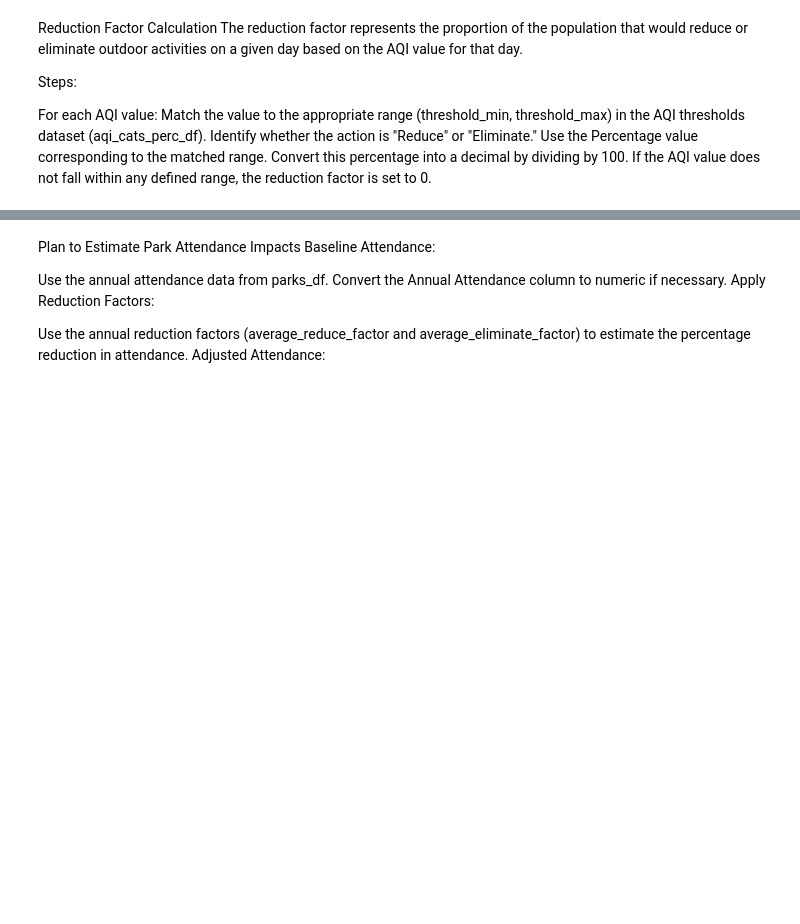
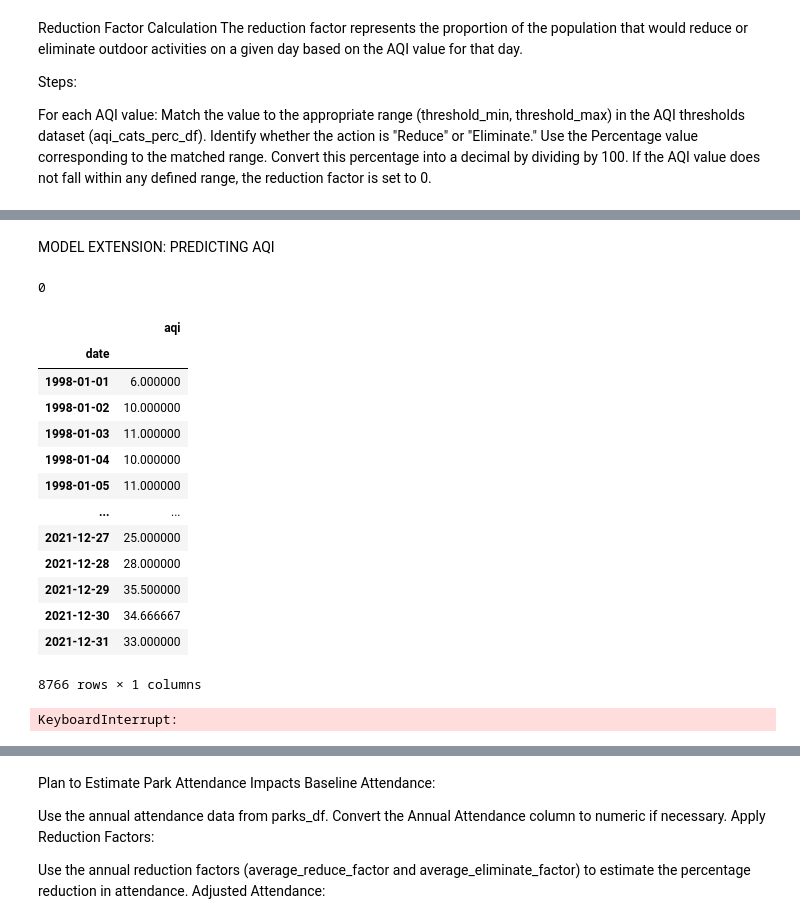
Before and after one commit to DowntonCrabby/Data512, a Jupyter notebook: Course Project/Data Analysis and Modeling/Model Extension.ipynb, the cells around one changed output, grey strips where cells are left out. Saved outputs shown, nothing was run; the diff lists cells and outputs as text; code cells hidden in the pictures; blank space fills up the shorter version.

```diff
--- a/Course Project/Data Analysis and Modeling/Model Extension.ipynb
+++ b/Course Project/Data Analysis and Modeling/Model Extension.ipynb
@@ -98,0 +143,2 @@ annual_aqi_summary["Total Days"] = aqi_d_df.groupby("Year")["date"].count().valu
+# %% [markdown]
+MODEL EXTENSION: PREDICTING AQI
@@ -98,0 +149,23 @@ annual_aqi_summary["Total Days"] = aqi_d_df.groupby("Year")["date"].count().valu
+# %%
+# Ensure 'date' column is datetime and set as index
+aqi_full_year_df["date"] = pd.to_datetime(aqi_full_year_df["date"])
+aqi_full_year_df.set_index("date", inplace=True)
+
+# Generate a complete daily date range
+full_date_range = pd.date_range(
+    start=aqi_full_year_df.index.min(),
+    end=aqi_full_year_df.index.max(),
+    freq="D"
+)
+
+# Reindex to ensure daily frequency, filling missing dates with NaN
+aqi_full_year_df = aqi_full_year_df.reindex(full_date_range)
+
+# Rename the index to 'date' for clarity
+aqi_full_year_df.index.name = "date"
+
+# Interpolate missing values
+aqi_full_year_df["aqi"] = aqi_full_year_df["aqi"].interpolate(method="time")
+
+# Ensure index is now consistent with daily frequency
+aqi_full_year_df.index.freq = "D"
@@ -98,0 +179,46 @@ annual_aqi_summary["Total Days"] = aqi_d_df.groupby("Year")["date"].count().valu
+# %%
+# Check if all missing values are resolved
+remaining_missing = aqi_full_year_df["aqi"].isnull().sum()
+remaining_missing
+# %% [output]
+0
+# %%
+aqi_full_year_df
+# %% [output]
+|  | aqi |
+| date |  |
+| 1998-01-01 | 6.000000 |
+| 1998-01-02 | 10.000000 |
+| 1998-01-03 | 11.000000 |
+| 1998-01-04 | 10.000000 |
+| 1998-01-05 | 11.000000 |
+| ... | ... |
+| 2021-12-27 | 25.000000 |
+| 2021-12-28 | 28.000000 |
+| 2021-12-29 | 35.500000 |
+| 2021-12-30 | 34.666667 |
+| 2021-12-31 | 33.000000 |
+8766 rows × 1 columns
+# %%
+# Refit the SARIMA model with proper frequency
+sarima_model = SARIMAX(
+    aqi_full_year_df["aqi"],
+    order=(1, 1, 1),  # ARIMA component
+    seasonal_order=(1, 1, 1, 365),  # Seasonal component with yearly seasonality
+    enforce_stationarity=False,
+    enforce_invertibility=False,
+)
+sarima_fitted = sarima_model.fit(disp=False)
+
+# Project AQI data 20 years into the future
+forecast_sarima = sarima_fitted.get_forecast(steps=20 * 365)  # Daily projections
+forecast_sarima_summary = forecast_sarima.summary_frame(alpha=0.05)  # 95% CI
+
+# Generate future dates for 20 years
+future_dates_sarima = pd.date_range(
+    start=aqi_full_year_df.index[-1] + pd.Timedelta(days=1),
+    periods=20 * 365,
+    freq="D"
+)
+# %% [output]
+KeyboardInterrupt:
```
Also changed, not shown: parts of 13 cells of this notebook, 5 other files.
